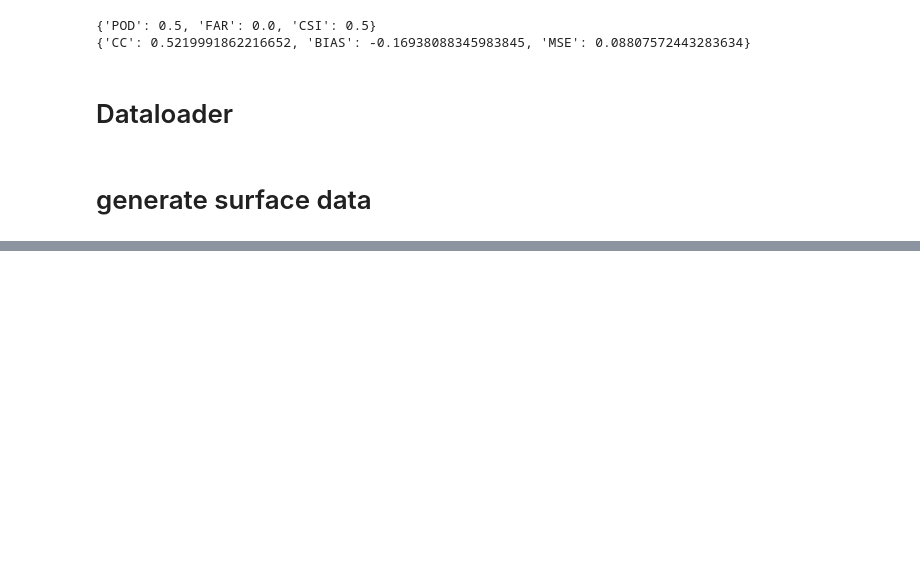
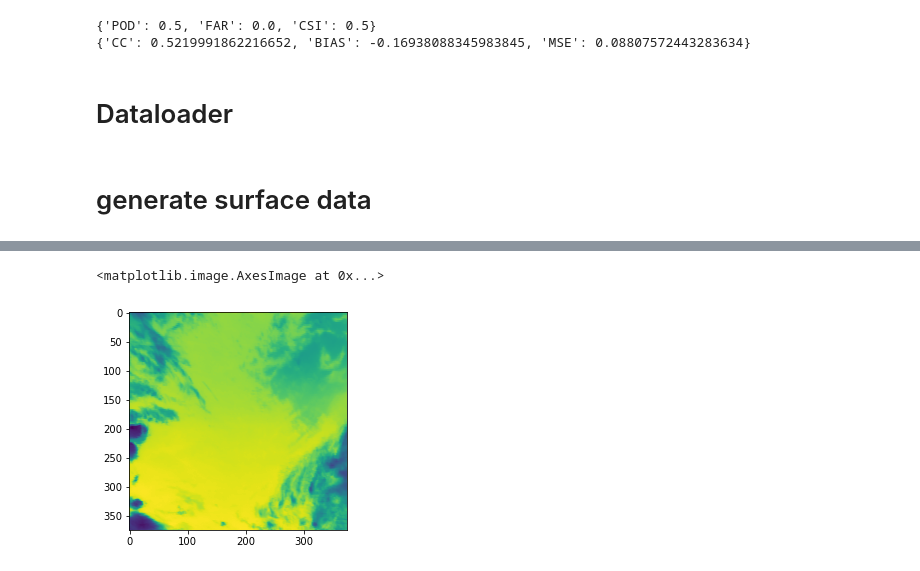
Before and after one commit to gaozhangyang/Precipitation_Estimation, a Jupyter notebook: test.ipynb, the cells around one changed output, grey strips where cells are left out. Drawn from its saved outputs; the diff is of its cells as text; code cells hidden in the pictures; blank space fills up the shorter version.

```diff
--- a/test.ipynb
+++ b/test.ipynb
@@ -154,0 +164,5 @@ plt.show()
+# %%
+plt.imshow(X[2].detach().cpu().numpy())
+# %% [output]
+<matplotlib.image.AxesImage at 0x...>
+[figure, added]
```
Also changed, not shown: parts of 10 cells of this notebook, 2 other files.
